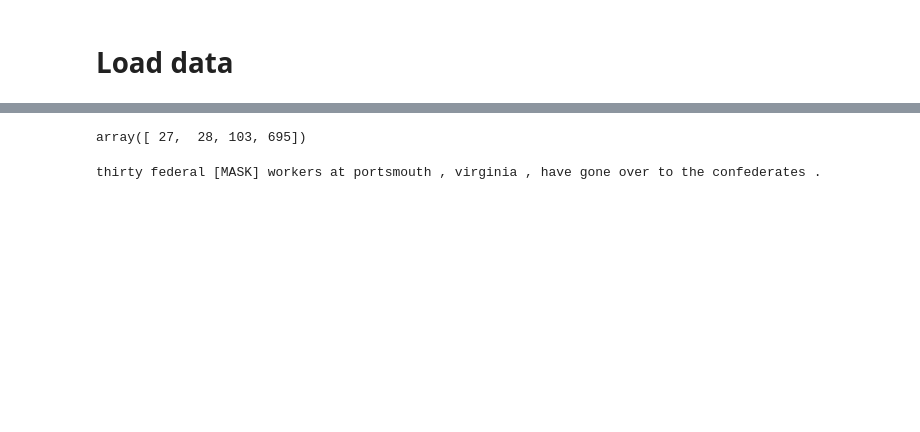
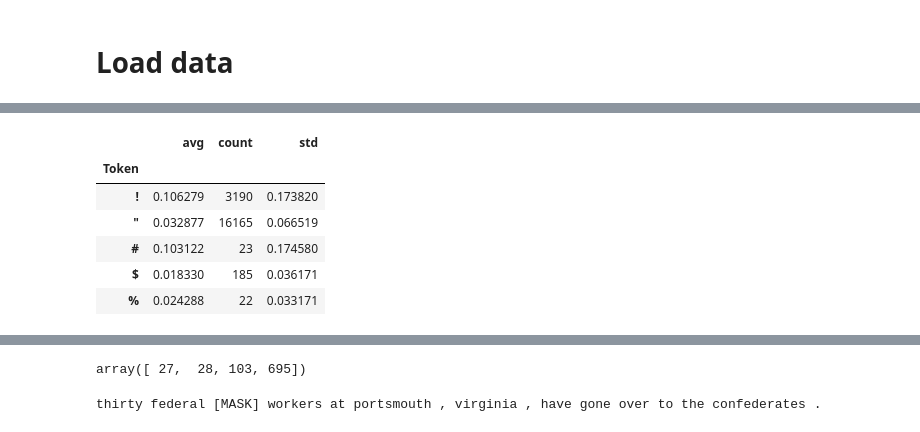
Before and after one commit to Text-Machine/mask-predict, a Jupyter notebook: example_analysis.ipynb, the cells around one changed output, grey strips where cells are left out. Drawn from its saved outputs; the diff is of its cells as text; code cells hidden in the pictures; blank space fills up the shorter version.

```diff
--- a/example_analysis.ipynb
+++ b/example_analysis.ipynb
@@ -147 +171,11 @@ slave_df['diff_slave_machine'] = slave_df['avg'] - machine_df['avg']
+# %%
+slave_df.head()
+# %% [output]
+|  | avg | count | std |
+| Token |  |  |  |
+| ! | 0.106279 | 3190 | 0.173820 |
+| " | 0.032877 | 16165 | 0.066519 |
+| # | 0.103122 | 23 | 0.174580 |
+| $ | 0.018330 | 185 | 0.036171 |
+| % | 0.024288 | 22 | 0.033171 |
 # %%
```
Also changed, not shown: parts of 11 cells of this notebook.
